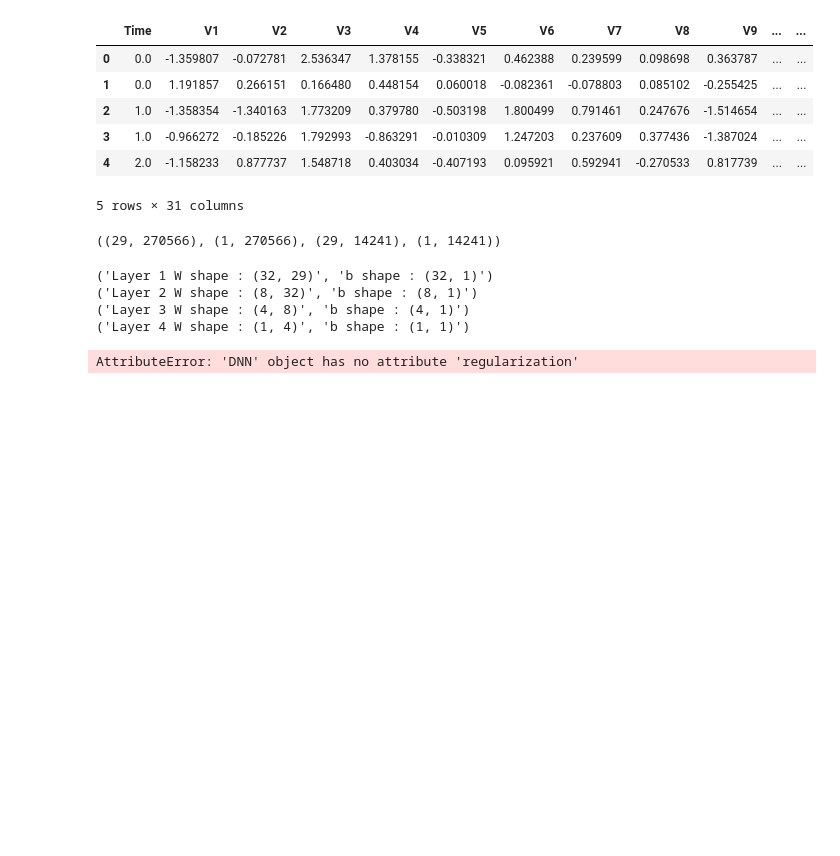
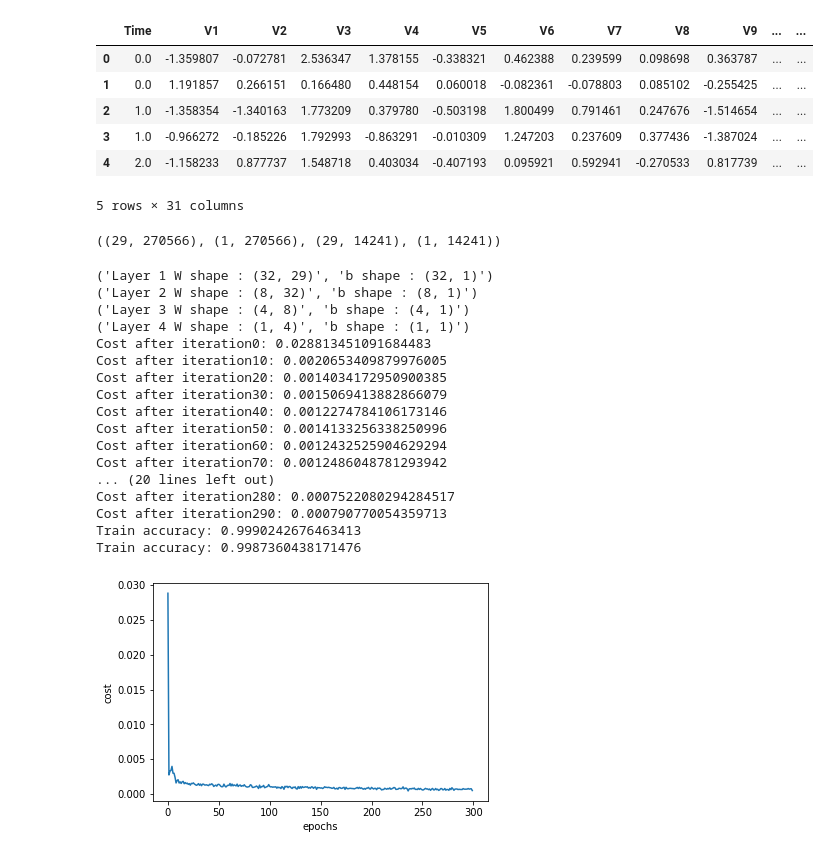
Before and after one commit to CyberKnight1803/CreditCard_Fraud_Detection_using_DNN, a Jupyter notebook: Fraud.ipynb, the cells around one changed output. Cells and saved outputs as stored; diff of their text form; code cells hidden in the pictures; blank space fills up the shorter version.

```diff
--- a/Fraud.ipynb
+++ b/Fraud.ipynb
@@ -32,20 +32,33 @@ X_train.shape, y_train.shape, X_test.shape, y_test.shape
 # %%
 layer_dims = [X_train.shape[0], 32, 8, 4, y_train.shape[0]]
 # %%
-model1 = DNN(layer_dims, lRate=0.45, momentum=0.9, n_iters=300, optimizer='MiniBatchGD', regularizer='L2', regularizer_const=0.7)
+model1 = DNN(layer_dims, lRate=0.45, momentum=0.9, n_iters=300, GD_type='MiniBatchGD', regularizer='L2', regularizer_const=0.7)
 costs_1 = model1.fit(X_train, y_train, print_cost=True)
 print(f"Train accuracy: {model1.accuracy(X_train, y_train)}")
 print(f"Train accuracy: {model1.accuracy(X_test, y_test)}")
 plt.plot(np.squeeze(costs_1))
 plt.ylabel('cost')
 plt.xlabel('epochs')
 plt.show()
 # %% [output]
 ('Layer 1 W shape : (32, 29)', 'b shape : (32, 1)')
 ('Layer 2 W shape : (8, 32)', 'b shape : (8, 1)')
 ('Layer 3 W shape : (4, 8)', 'b shape : (4, 1)')
 ('Layer 4 W shape : (1, 4)', 'b shape : (1, 1)')
+Cost after iteration0: 0.028813451091684483
+Cost after iteration10: 0.0020653409879976005
+Cost after iteration20: 0.0014034172950900385
+Cost after iteration30: 0.0015069413882866079
+Cost after iteration40: 0.0012274784106173146
+Cost after iteration50: 0.0014133256338250996
+Cost after iteration60: 0.0012432525904629294
+Cost after iteration70: 0.0012486048781293942
+... (20 lines left out)
+Cost after iteration280: 0.0007522080294284517
+Cost after iteration290: 0.000790770054359713
+Train accuracy: 0.9990242676463413
+Train accuracy: 0.9987360438171476
-AttributeError: 'DNN' object has no attribute 'regularization'
+[figure, added]
 # %%
 model2 = DNN(layer_dims, lRate=0.45, n_iters=750, activation='ReLu', initializer='He', optimizer='BatchGD')
 costs_2 = model2.fit(X_train, y_train, print_cost=True)
```
Also changed, not shown: parts of 1 cell of this notebook.
